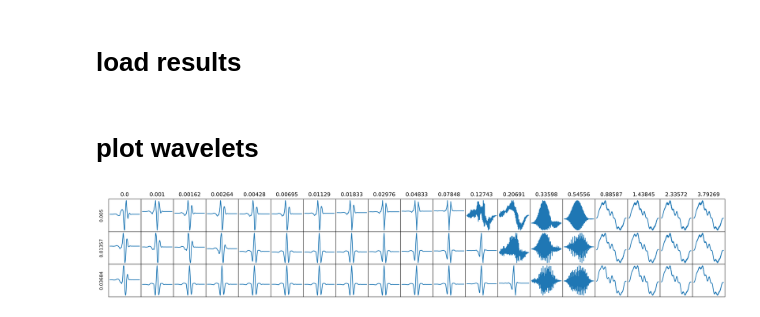
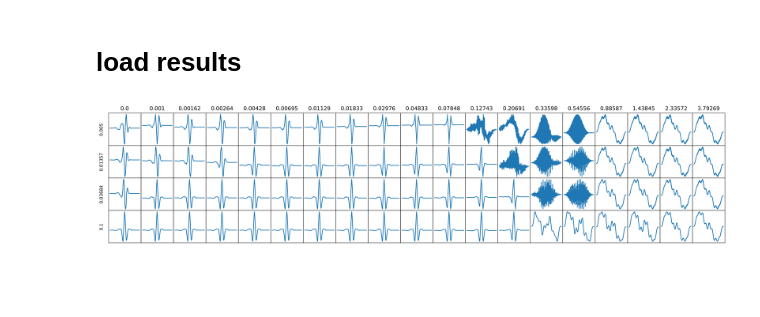
Before and after one commit to Yu-Group/adaptive-wavelets, a Jupyter notebook: notebooks/cosmology/02_results.ipynb, the cells around one changed output. Saved outputs shown, nothing was run; the diff lists cells and outputs as text; code cells hidden in the pictures; blank space fills up the shorter version.

Commit message:
updates cosmo nbs

```diff
--- a/notebooks/cosmology/02_results.ipynb
+++ b/notebooks/cosmology/02_results.ipynb
@@ -30,22 +30,16 @@ from matplotlib import gridspec
 # %% [markdown]
 # load results
 # %%
-# wavelet params
-waves = ["db5"]
-mode = "zero"
-J = 4
-
-# result path
-path = opj(os.getcwd(), "results")
-dirs = [wave + "_saliency_warmstart_seed=1" for wave in waves]
-# dirs = ["db3_saliency_warmstart_mode=per_seed=1"]
-# dirs = ["sym4_saliency_warmstart_mode=per_seed=1"]
-
+dirs = [
+        "db5_saliency_warmstart_seed=1"
+#         "db3_inputxgrad_warmstart_mode=per_seed=1"
+#         "db3_inputxgrad_warmstart_mode=per_seed=1"
+        ]
 results = []
 models = []
 for i in range(len(dirs)):
     # load results
-    out_dir = opj(path, dirs[i])
+    out_dir = opj("/home/ubuntu/adaptive-wavelets/notebooks/cosmology/results", dirs[i])
     fnames = sorted(os.listdir(out_dir))
 
     results_list = []
@@ -54,7 +48,7 @@ for i in range(len(dirs)):
         if fname[-3:] == 'pkl':
             results_list.append(pkl.load(open(opj(out_dir, fname), 'rb')))
         if fname[-3:] == 'pth':
-            wt = DWT2d(wave=waves[i], mode=mode, J=J, init_factor=1, noise_factor=0.0).to(device)
+            wt = DWT2d(wave='db5', mode='zero', J=4, init_factor=1, noise_factor=0.0).to(device)
             wt.load_state_dict(torch.load(opj(out_dir, fname)))
             models_list.append(wt)
     results.append(pd.DataFrame(results_list))
@@ -99,35 +92,34 @@ for r in range(R):
-# %% [markdown]
-# plot wavelets
 # %%
 plt.figure(figsize=(C+1, R+1), dpi=300)
 gs = gridspec.GridSpec(R, C,
          wspace=0.0, hspace=0.0,
          top=1.-0.5/(R+1), bottom=0.5/(R+1),
          left=0.5/(C+1), right=1-0.5/(C+1))
 
-lamwaves = np.fromiter(dic['lamL1wave'].values(), dtype=float)
-lamattrs = np.fromiter(dic['lamL1attr'].values(), dtype=float)
+index = 0 # select which result to display
+lamwaves = np.fromiter(dics[index]['lamL1wave'].values(), dtype=float)
+lamattrs = np.fromiter(dics[index]['lamL1attr'].values(), dtype=float)
 lamwaves = np.unique(lamwaves)
 lamattrs = np.unique(lamattrs)
-for r in range(R-1):
+for r in range(R):
     for c in range(C):
         ax = plt.subplot(gs[r,c])
-        ax.plot(x, dic['psi'][(r,c)])
+        ax.plot(x, dics[index]['psi'][(r,c)])
         ax.set_xticklabels([])
         ax.set_yticklabels([])
         ax.tick_params(
             axis='both',
             which='both',
             bottom=False,
             top=False,
             left=False,
             right=False,
             labelbottom=False)
         if c == 0:
             plt.ylabel(str(lamwaves[r]))
         if r == 0:
             plt.title(str(lamattrs[c]))
 plt.show()
 # %% [output]
-[figure, old version]
+[figure, new version]
 # %%
```
Also changed, not shown: parts of 13 cells of this notebook, 4 other files.
